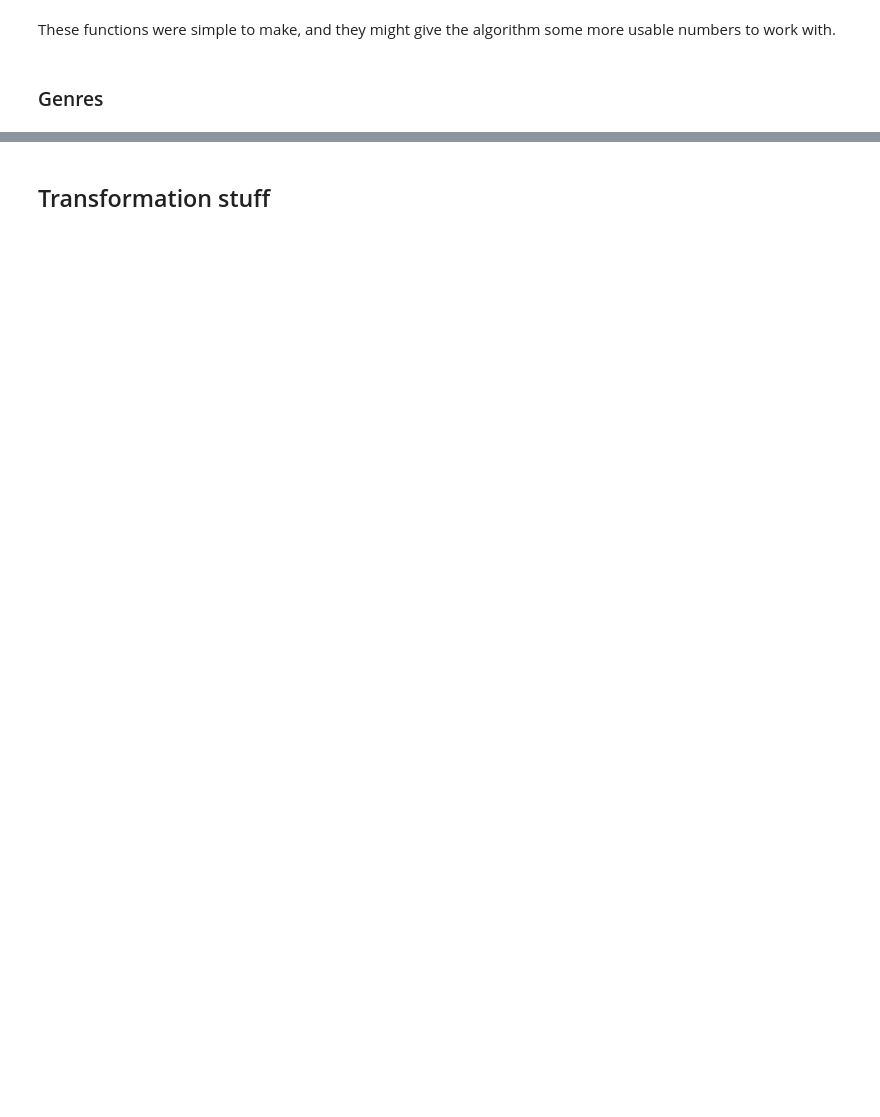
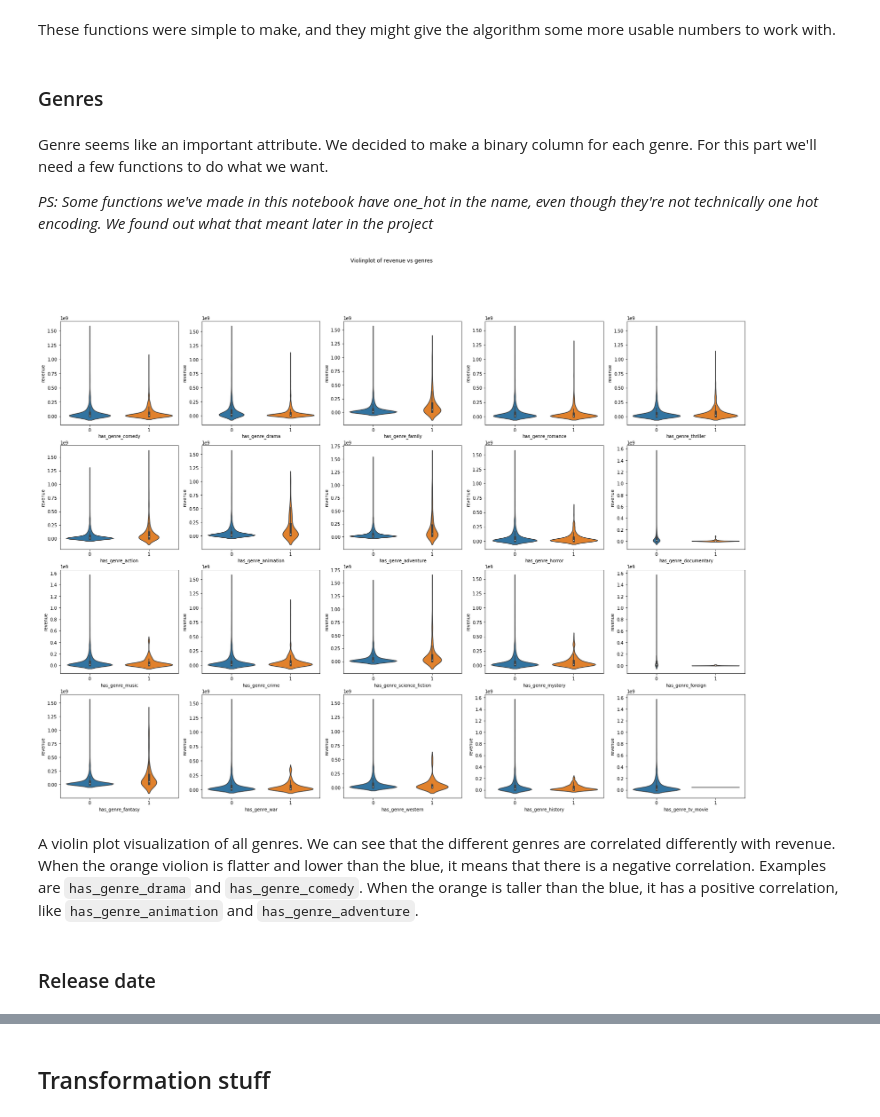
Before and after one commit to jhoffis/Oblig2, a Jupyter notebook: Jostein.ipynb, the cells around one changed output, grey strips where cells are left out. Drawn from its saved outputs; the diff is of its cells as text; code cells hidden in the pictures; blank space fills up the shorter version.

```diff
--- a/Jostein.ipynb
+++ b/Jostein.ipynb
@@ -402,17 +434,38 @@ def attribute_length(column, length) :
+# %%
+train_copy['Keywords'] = train_copy['Keywords'].apply(lambda x: {} if pd.isna(x) else ast.literal_eval(x))
+test_copy['Keywords'] = test_copy['Keywords'].apply(lambda x: {} if pd.isna(x) else ast.literal_eval(x))
+
+list_of_keywords = list(train_copy['Keywords'].apply(lambda x: [i['name'] for i in x] if x != {} else []).values)
+
+train_copy['all_Keywords'] = train_copy['Keywords'].apply(lambda x: ' '.join(sorted([i['name'] for i in x])) if x != {} else '')
+top_keywords = [m[0] for m in Counter([i for j in list_of_keywords for i in j]).most_common(30)]
+for g in top_keywords:
+    train_copy['keyword_' + g] = train_copy['all_Keywords'].apply(lambda x: 1 if g in x else 0)
+
+test_copy['all_Keywords'] = test_copy['Keywords'].apply(lambda x: ' '.join(sorted([i['name'] for i in x])) if x != {} else '')
+for g in top_keywords:
+    test_copy['keyword_' + g] = test_copy['all_Keywords'].apply(lambda x: 1 if g in x else 0)
+
+train_copy = train_copy.drop(['Keywords', 'all_Keywords'], axis=1)
+test_copy = test_copy.drop(['Keywords', 'all_Keywords'], axis=1)
 # %% [markdown]
 These functions were simple to make, and they might give the algorithm some more usable numbers to work with.
 # %%
 train_copy['title_length'] = attribute_length(train_copy['title'], 3000)
 train_copy['tagline_length'] = attribute_length(train_copy['tagline'], 3000)
+train_copy['overview_length'] = attribute_length(train_copy['overview'], 3000)
 train_copy['crew_size'] = attribute_counter(train_copy['crew'])
-train_copy['num_keywords'] = attribute_counter(train_copy['Keywords'])
 
 test_copy['title_length'] = attribute_length(test_copy['title'], 4398)
 test_copy['tagline_length'] = attribute_length(test_copy['tagline'], 4398)
+test_copy['overview_length'] = attribute_length(test_copy['overview'], 4398)
 test_copy['crew_size'] = attribute_counter(test_copy['crew'])
-test_copy['num_keywords'] = attribute_counter(test_copy['Keywords'])
 # %% [markdown]
 ### Genres
+# %% [markdown]
+Genre seems like an important attribute. We decided to make a binary column for each genre. For this part we'll need a few functions to do what we want.
+
+*PS: Some functions we've made in this notebook have one_hot in the name, even though they're not technically one hot encoding. We found out what that meant later in the project*
 # %%
 #Get all names for the genres
 def namesOfGenres(collection):
@@ -472,2 +523,13 @@ train_copy['has_genre_drama']
+# %%
+f, axes = plt.subplots(4, 5, figsize=(28, 20))
+plt.suptitle('Violinplot of revenue vs genres')
+for i, e in enumerate([col for col in train_copy.columns if 'has_genre_' in col]):
+    sns.violinplot(x=e, y='revenue', data=train_copy, ax=axes[i // 5][i % 5]);
+# %% [output]
+[figure, added]
+# %% [markdown]
+A violin plot visualization of all genres. We can see that the different genres are correlated differently with revenue. When the orange violion is flatter and lower than the blue, it means that there is a negative correlation. Examples are ``has_genre_drama`` and ``has_genre_comedy``. When the orange is taller than the blue, it has a positive correlation, like ``has_genre_animation`` and ``has_genre_adventure``.
+# %% [markdown]
+### Release date
 # %%
 train_copy['release_date']
```
Also changed, not shown: parts of 53 cells of this notebook.
